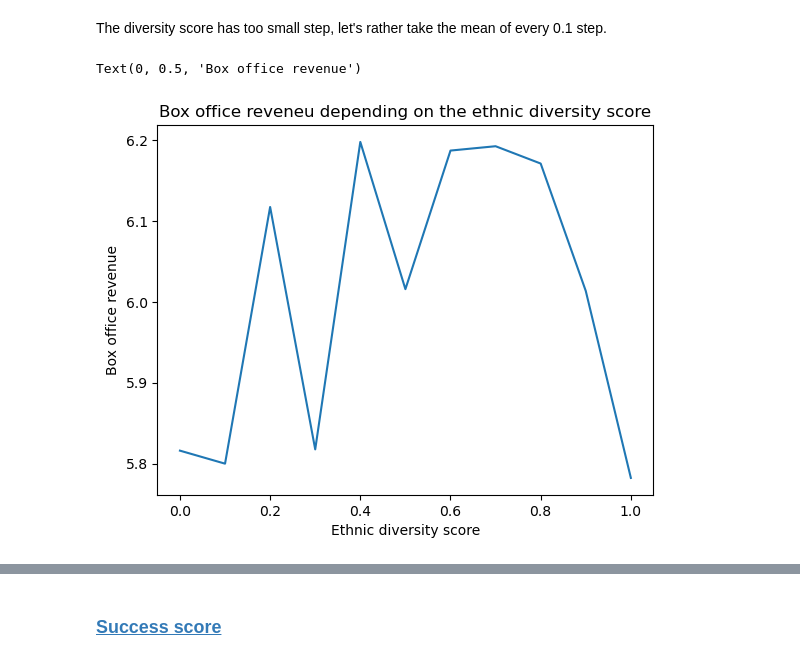
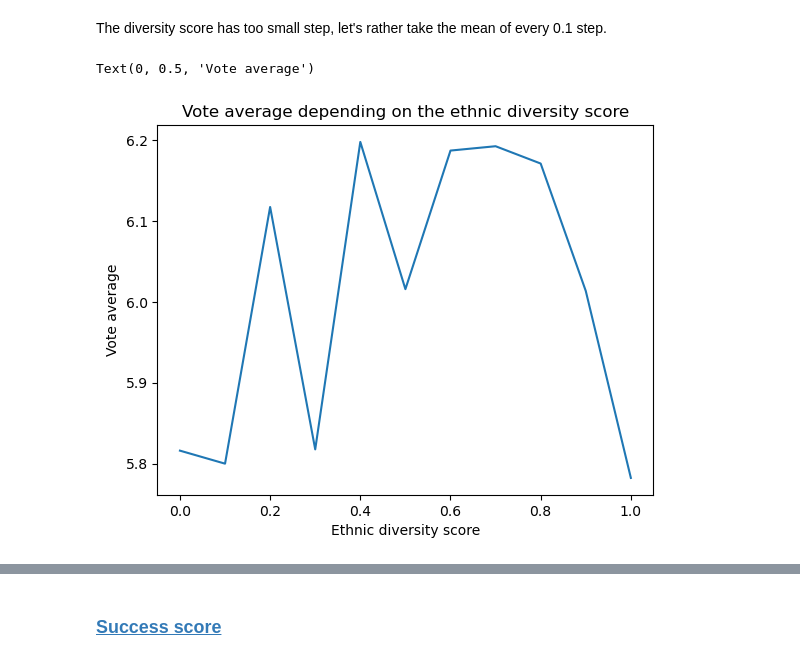
Before and after one commit to epfl-ada/ada-2023-project-draco, a Jupyter notebook: Milestone_3.ipynb, the cells around one changed output, grey strips where cells are left out. Saved outputs shown, nothing was run; the diff lists cells and outputs as text; code cells hidden in the pictures.

Commit message:
Added plots needed for analysis page

```diff
--- a/Milestone_3.ipynb
+++ b/Milestone_3.ipynb
@@ -1678,7 +1562,7 @@ def calculate_diversity_stats(group):
         'Black Percentage': black_percentage,
         'Mixed Percentage': mixed_percentage,
         'Ethnic Diversity Score': (2-abs(white_percentage-0.25)-abs(asian_percentage-0.25)-abs(black_percentage-0.25)-abs(black_percentage-0.25))/2,
-        'Gender Diversity Score': (2-abs(female_percentage-0.5)-abs(male_percentage-0.5))/2
+        'Gender Diversity Score': 1-abs(female_percentage-0.5)-abs(male_percentage-0.5)
     })
 ediversity_per_movie = characters_movies.groupby('Wikipedia Movie ID').apply(calculate_diversity_stats).reset_index()
 
@@ -2010,9 +1900,9 @@ new_rating_div = pd.DataFrame(new_rating_div)
 new_rating_div.index = np.arange(0,1.1,0.1)
 # %%
 new_rating_div.plot(legend=None)
-plt.title("Box office reveneu depending on the ethnic diversity score")
+plt.title("Vote average depending on the ethnic diversity score")
 plt.xlabel('Ethnic diversity score')
-plt.ylabel('Box office revenue')
+plt.ylabel('Vote average')
 # %% [output]
-Text(0, 0.5, 'Box office revenue')
+Text(0, 0.5, 'Vote average')
-[figure, old version]
+[figure, new version]
```
Also changed, not shown: parts of 34 cells of this notebook.
